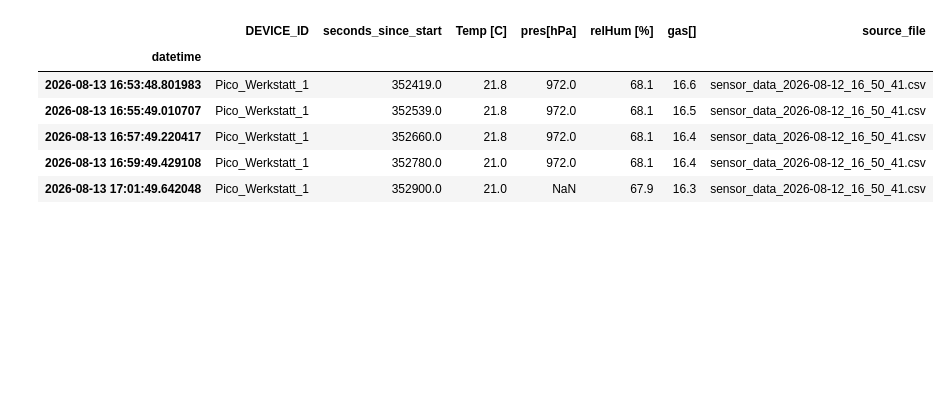
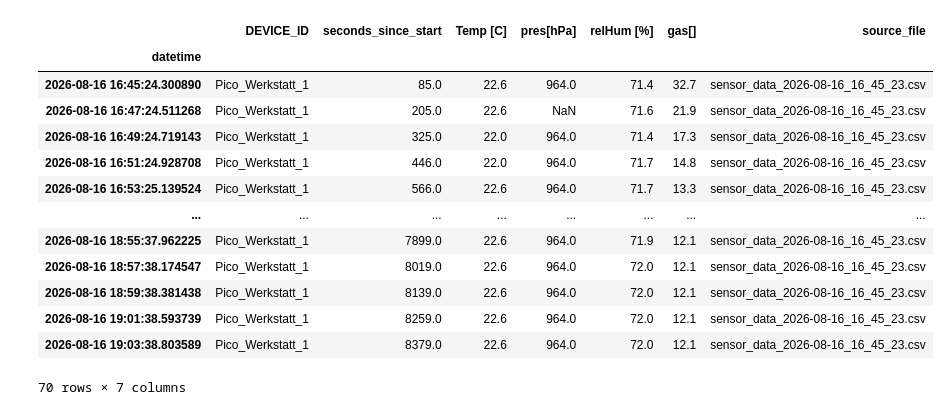
Before and after one commit to hydroclaus/rpy_velutina, a Jupyter notebook: BME680_home/src/plot_BME.ipynb, the cells around one changed output. Drawn from its saved outputs; the diff is of its cells as text; code cells hidden in the pictures; blank space fills up the shorter version.

```diff
--- a/BME680_home/src/plot_BME.ipynb
+++ b/BME680_home/src/plot_BME.ipynb
@@ -14,7 +14,9 @@ fnames = [
     'sensor_data_2026-08-01_13_07_13.csv',
     'sensor_data_2026-08-09_14_57_20.csv',
     'sensor_data_2026-08-10_07_31_15.csv',
-    'sensor_data_2026-08-12_16_50_41.csv'
+    'sensor_data_2026-08-12_16_50_41.csv',
+    'sensor_data_2026-08-16_16_45_23.csv',
+    'sensor_data_2026-08-17_08_17_41.csv'
 ]
 
 dfs = {}
@@ -31,7 +33,7 @@ plot_df = pd.concat(
 ).sort_index()
 
 # Filter to only include data starting from Aug-9
-plot_df = plot_df[plot_df.index >= '2026-08-09']
+plot_df = plot_df[plot_df.index >= '2026-08-16']
 
 # Filter pressure values below 100 hPa to NaN before averaging.
 plot_df.loc[plot_df['pres[hPa]'] < 100, 'pres[hPa]'] = np.nan
@@ -62,10 +64,17 @@ plt.savefig(fig_out, dpi=300)
 # %%
-plot_df[-5:]
+plot_df[:70]
 # %% [output]
 |  | DEVICE_ID | seconds_since_start | Temp [C] | pres[hPa] | relHum [%] | gas[] | source_file |
 | datetime |  |  |  |  |  |  |  |
-| 2026-08-13 16:53:48.801983 | Pico_Werkstatt_1 | 352419.0 | 21.8 | 972.0 | 68.1 | 16.6 | sensor_data_2026-08-12_16_50_41.csv |
-| 2026-08-13 16:55:49.010707 | Pico_Werkstatt_1 | 352539.0 | 21.8 | 972.0 | 68.1 | 16.5 | sensor_data_2026-08-12_16_50_41.csv |
-| 2026-08-13 16:57:49.220417 | Pico_Werkstatt_1 | 352660.0 | 21.8 | 972.0 | 68.1 | 16.4 | sensor_data_2026-08-12_16_50_41.csv |
-| 2026-08-13 16:59:49.429108 | Pico_Werkstatt_1 | 352780.0 | 21.0 | 972.0 | 68.1 | 16.4 | sensor_data_2026-08-12_16_50_41.csv |
-| 2026-08-13 17:01:49.642048 | Pico_Werkstatt_1 | 352900.0 | 21.0 | NaN | 67.9 | 16.3 | sensor_data_2026-08-12_16_50_41.csv |
+| 2026-08-16 16:45:24.300890 | Pico_Werkstatt_1 | 85.0 | 22.6 | 964.0 | 71.4 | 32.7 | sensor_data_2026-08-16_16_45_23.csv |
+| 2026-08-16 16:47:24.511268 | Pico_Werkstatt_1 | 205.0 | 22.6 | NaN | 71.6 | 21.9 | sensor_data_2026-08-16_16_45_23.csv |
+| 2026-08-16 16:49:24.719143 | Pico_Werkstatt_1 | 325.0 | 22.0 | 964.0 | 71.4 | 17.3 | sensor_data_2026-08-16_16_45_23.csv |
+| 2026-08-16 16:51:24.928708 | Pico_Werkstatt_1 | 446.0 | 22.0 | 964.0 | 71.7 | 14.8 | sensor_data_2026-08-16_16_45_23.csv |
+| 2026-08-16 16:53:25.139524 | Pico_Werkstatt_1 | 566.0 | 22.6 | 964.0 | 71.7 | 13.3 | sensor_data_2026-08-16_16_45_23.csv |
+| ... | ... | ... | ... | ... | ... | ... | ... |
+| 2026-08-16 18:55:37.962225 | Pico_Werkstatt_1 | 7899.0 | 22.6 | 964.0 | 71.9 | 12.1 | sensor_data_2026-08-16_16_45_23.csv |
+| 2026-08-16 18:57:38.174547 | Pico_Werkstatt_1 | 8019.0 | 22.6 | 964.0 | 72.0 | 12.1 | sensor_data_2026-08-16_16_45_23.csv |
+| 2026-08-16 18:59:38.381438 | Pico_Werkstatt_1 | 8139.0 | 22.6 | 964.0 | 72.0 | 12.1 | sensor_data_2026-08-16_16_45_23.csv |
+| 2026-08-16 19:01:38.593739 | Pico_Werkstatt_1 | 8259.0 | 22.6 | 964.0 | 72.0 | 12.1 | sensor_data_2026-08-16_16_45_23.csv |
+| 2026-08-16 19:03:38.803589 | Pico_Werkstatt_1 | 8379.0 | 22.6 | 964.0 | 72.0 | 12.1 | sensor_data_2026-08-16_16_45_23.csv |
+70 rows × 7 columns
```
Also changed, not shown: parts of 1 cell of this notebook.
